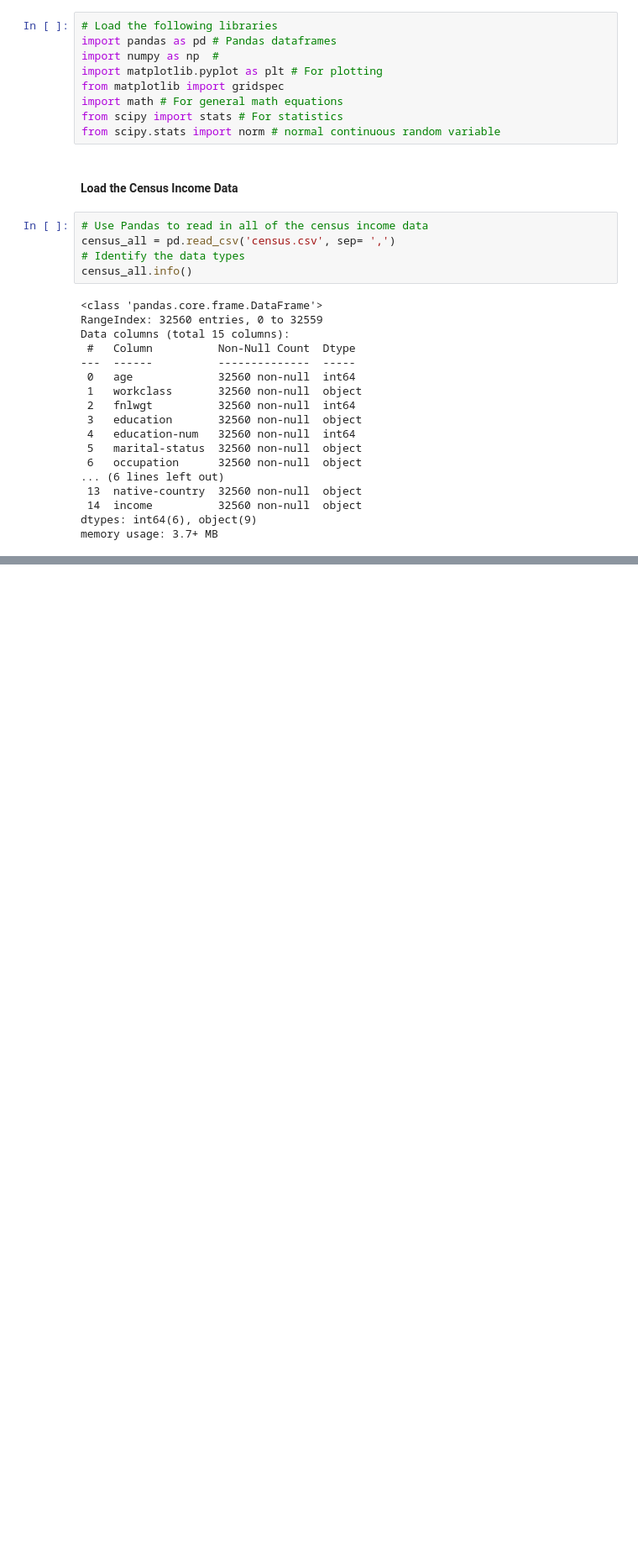
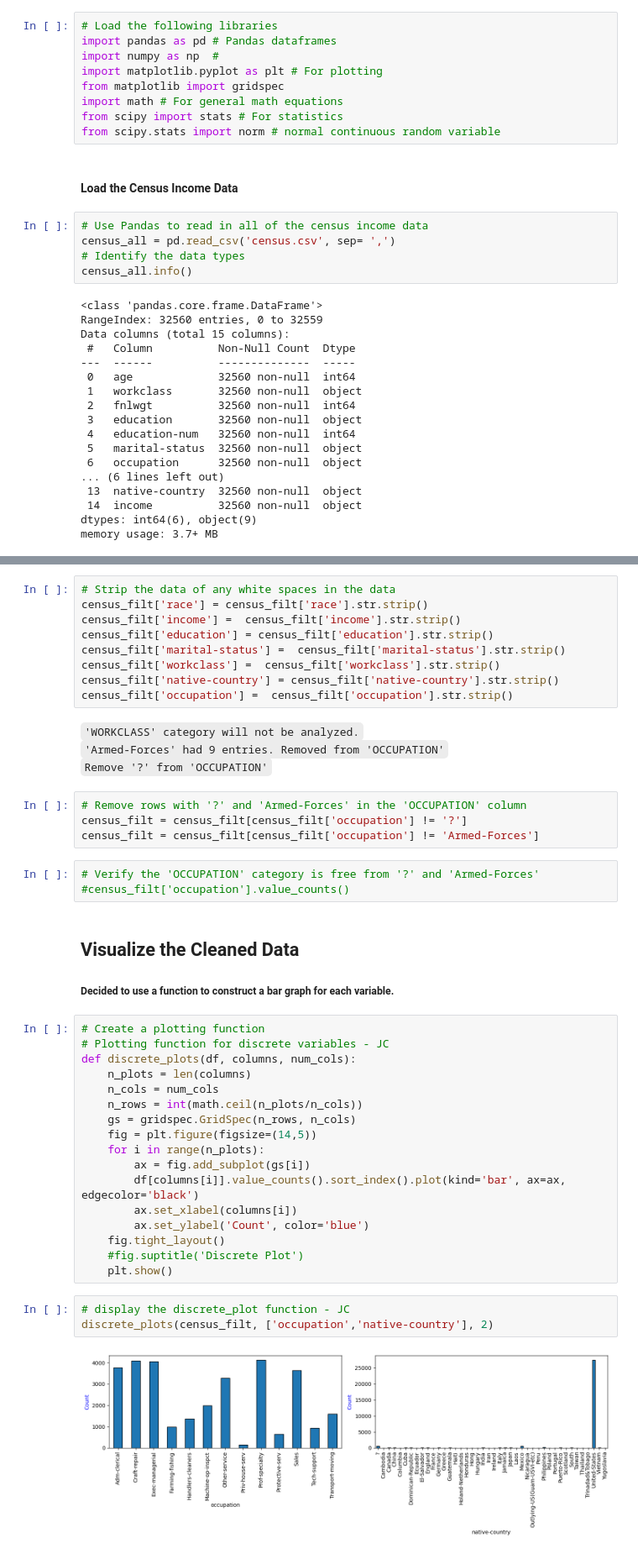
Before and after one commit to coco-loco-cyber/uci_census, a Jupyter notebook: Chi2_Test_Census_Data.ipynb, the cells around one changed output, grey strips where cells are left out. Shown: that part at 84% size. Saved outputs shown, nothing was run; the diff lists cells and outputs as text; blank space fills up the shorter version.

```diff
--- a/Chi2_Test_Census_Data.ipynb
+++ b/Chi2_Test_Census_Data.ipynb
@@ -56,0 +143,45 @@ census_filt.head()
+# %%
+# Strip the data of any white spaces in the data
+census_filt['race'] = census_filt['race'].str.strip()
+census_filt['income'] =  census_filt['income'].str.strip()
+census_filt['education'] = census_filt['education'].str.strip()
+census_filt['marital-status'] =  census_filt['marital-status'].str.strip()
+census_filt['workclass'] =  census_filt['workclass'].str.strip()
+census_filt['native-country'] = census_filt['native-country'].str.strip()
+census_filt['occupation'] =  census_filt['occupation'].str.strip()
+# %% [markdown]
+`'WORKCLASS' category will not be analyzed.`
+`'Armed-Forces' had 9 entries. Removed from 'OCCUPATION'`
+`Remove '?' from 'OCCUPATION'`
+# %%
+# Remove rows with '?' and 'Armed-Forces' in the 'OCCUPATION' column
+census_filt = census_filt[census_filt['occupation'] != '?']
+census_filt = census_filt[census_filt['occupation'] != 'Armed-Forces']
+# %%
+# Verify the 'OCCUPATION' category is free from '?' and 'Armed-Forces'
+#census_filt['occupation'].value_counts()
+# %% [markdown]
+## Visualize the Cleaned Data
+##### Decided to use a function to construct a bar graph for each variable.
+# %%
+# Create a plotting function
+# Plotting function for discrete variables - JC
+def discrete_plots(df, columns, num_cols):
+    n_plots = len(columns)
+    n_cols = num_cols
+    n_rows = int(math.ceil(n_plots/n_cols))
+    gs = gridspec.GridSpec(n_rows, n_cols)
+    fig = plt.figure(figsize=(14,5))
+    for i in range(n_plots):
+        ax = fig.add_subplot(gs[i])
+        df[columns[i]].value_counts().sort_index().plot(kind='bar', ax=ax, edgecolor='black')
+        ax.set_xlabel(columns[i])
+        ax.set_ylabel('Count', color='blue')
+    fig.tight_layout()
+    #fig.suptitle('Discrete Plot')
+    plt.show()
+# %%
+# display the discrete_plot function - JC
+discrete_plots(census_filt, ['occupation','native-country'], 2)
+# %% [output]
+[figure, added]
```
Also changed, not shown: parts of 7 cells of this notebook.
